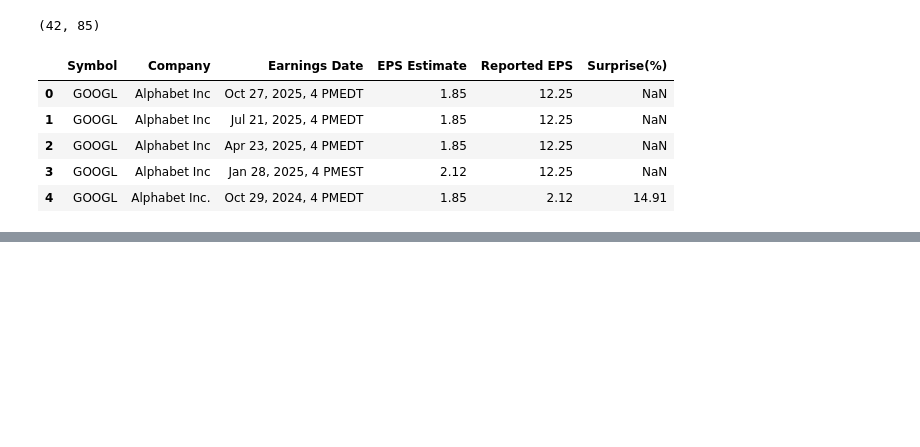
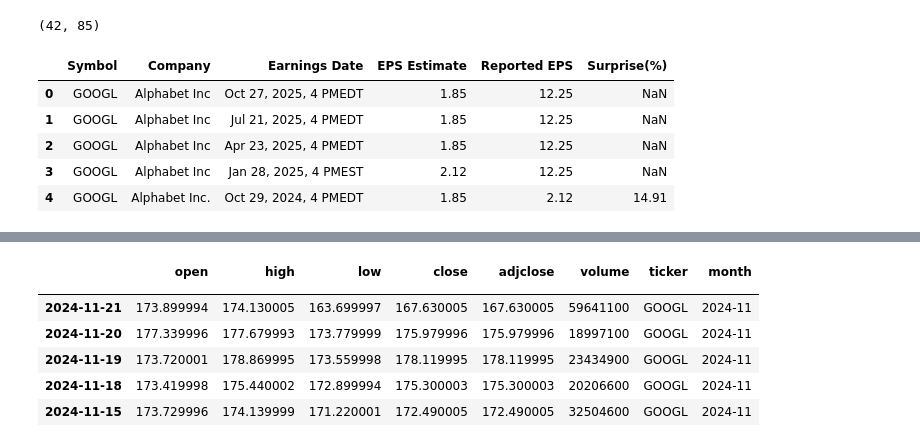
Before and after one commit to yumioh/knou, a Jupyter notebook: Data_Science_Introduction/Finalterm/chapter_7_8.ipynb, the cells around one changed output, grey strips where cells are left out. Cells and saved outputs as stored; diff of their text form; code cells hidden in the pictures; blank space fills up the shorter version.

```diff
--- a/Data_Science_Introduction/Finalterm/chapter_7_8.ipynb
+++ b/Data_Science_Introduction/Finalterm/chapter_7_8.ipynb
@@ -215,0 +355,3 @@ earning_df_filla.head()
+# %%
+price = pd.read_csv("./data/google_price.csv")
+price.head()
@@ -215,0 +365,6 @@ earning_df_filla.head()
+# %%
+#price = price.drop(["Unnamed: 0"], axis=1)
+
+#열 내용 수정
+price = price.rename(columns={"Unnamed: 0" : ""})
+price.head()
@@ -215,0 +378,14 @@ earning_df_filla.head()
+# %%
+price = price.set_index("")
+# %%
+#ascending=False : 감소하는 순서로 정렬 (최신 날짜부터 과거 날짜 순서로 정렬)
+price_sort_index = price.sort_index(ascending=False)
+price_sort_index.head()
+# %% [output]
+|  | open | high | low | close | adjclose | volume | ticker | month |
+|  |  |  |  |  |  |  |  |  |
+| 2024-11-21 | 173.899994 | 174.130005 | 163.699997 | 167.630005 | 167.630005 | 59641100 | GOOGL | 2024-11 |
+| 2024-11-20 | 177.339996 | 177.679993 | 173.779999 | 175.979996 | 175.979996 | 18997100 | GOOGL | 2024-11 |
+| 2024-11-19 | 173.720001 | 178.869995 | 173.559998 | 178.119995 | 178.119995 | 23434900 | GOOGL | 2024-11 |
+| 2024-11-18 | 173.419998 | 175.440002 | 172.899994 | 175.300003 | 175.300003 | 20206600 | GOOGL | 2024-11 |
+| 2024-11-15 | 173.729996 | 174.139999 | 171.220001 | 172.490005 | 172.490005 | 32504600 | GOOGL | 2024-11 |
```
Also changed, not shown: parts of 33 cells of this notebook.
